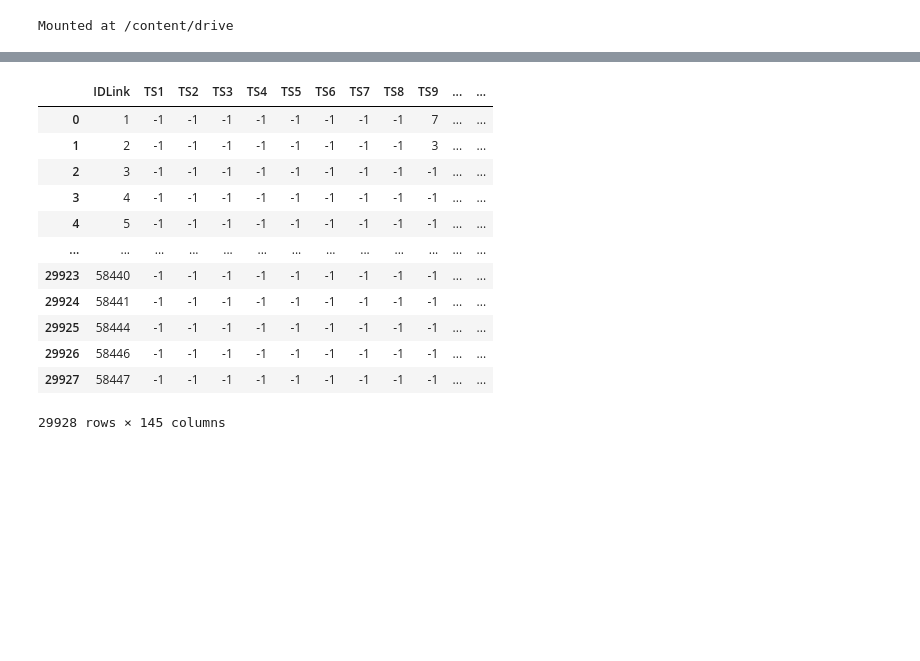
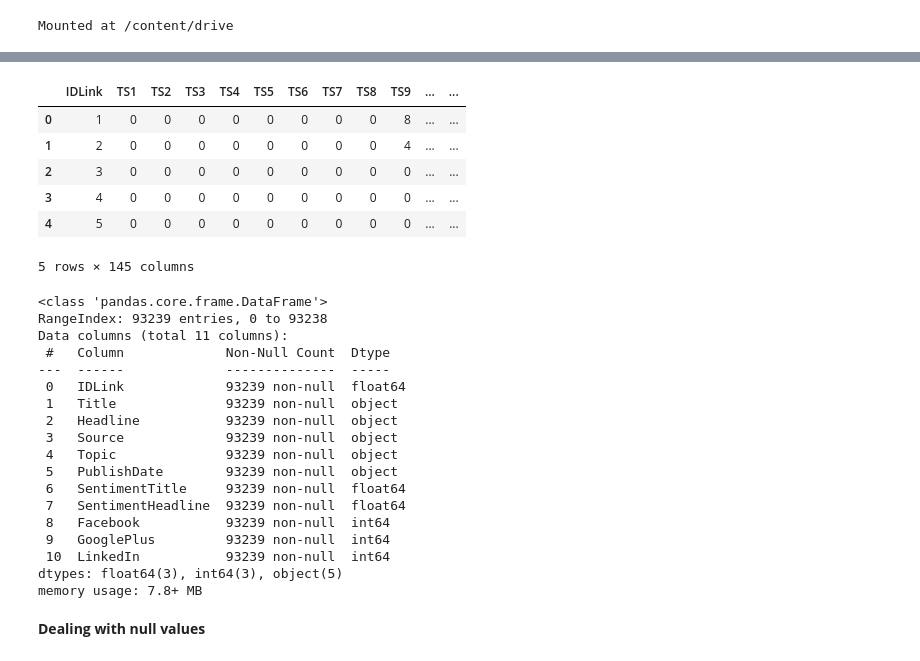
Before and after one commit to omkar123katare/Capstone_2_news_popularity_prediction, a Jupyter notebook: News_Popularity_Prediction_in_Social_Media_Capstone_Project.ipynb, the cells around one changed output, grey strips where cells are left out. Cells and saved outputs as stored; diff of their text form; code cells hidden in the pictures; blank space fills up the shorter version.

```diff
--- a/News_Popularity_Prediction_in_Social_Media_Capstone_Project.ipynb
+++ b/News_Popularity_Prediction_in_Social_Media_Capstone_Project.ipynb
@@ -52,0 +354,4 @@ for source in sources:
+# %%
+for elem in list(master_df.columns):
+  if elem not in list(master_df.describe().columns):
+    print(f"{elem} is a text data. Having {master_df[elem].nunique()} unique values in it.")
@@ -52,0 +364,4 @@ for source in sources:
+# %%
+for elem in list(master_df.columns):
+  if elem not in list(master_df.describe().columns):
+    master_df[elem]=master_df[elem].apply(lambda x:str(x).lower())
@@ -52,0 +387,10 @@ for source in sources:
+# %%
+# Increasing Popularity level by 1 to deal with the level -1
+for col in sources:
+    master_df[col] = master_df[col].apply(lambda x:x+1)
+
+for idf in df:
+    for col in df[idf]:
+        if col == 'IDLink':
+            continue
+        df[idf][col] += 1
@@ -53,16 +406,33 @@ for source in sources:
 # %%
-df['Facebook_Economy']
+df['Facebook_Economy'].head()
 # %% [output]
 |  | IDLink | TS1 | TS2 | TS3 | TS4 | TS5 | TS6 | TS7 | TS8 | TS9 | ... | ... |
-| 0 | 1 | -1 | -1 | -1 | -1 | -1 | -1 | -1 | -1 | 7 | ... | ... |
-| 1 | 2 | -1 | -1 | -1 | -1 | -1 | -1 | -1 | -1 | 3 | ... | ... |
-| 2 | 3 | -1 | -1 | -1 | -1 | -1 | -1 | -1 | -1 | -1 | ... | ... |
-| 3 | 4 | -1 | -1 | -1 | -1 | -1 | -1 | -1 | -1 | -1 | ... | ... |
-| 4 | 5 | -1 | -1 | -1 | -1 | -1 | -1 | -1 | -1 | -1 | ... | ... |
-| ... | ... | ... | ... | ... | ... | ... | ... | ... | ... | ... | ... | ... |
-| 29923 | 58440 | -1 | -1 | -1 | -1 | -1 | -1 | -1 | -1 | -1 | ... | ... |
-| 29924 | 58441 | -1 | -1 | -1 | -1 | -1 | -1 | -1 | -1 | -1 | ... | ... |
-| 29925 | 58444 | -1 | -1 | -1 | -1 | -1 | -1 | -1 | -1 | -1 | ... | ... |
-| 29926 | 58446 | -1 | -1 | -1 | -1 | -1 | -1 | -1 | -1 | -1 | ... | ... |
-| 29927 | 58447 | -1 | -1 | -1 | -1 | -1 | -1 | -1 | -1 | -1 | ... | ... |
+| 0 | 1 | 0 | 0 | 0 | 0 | 0 | 0 | 0 | 0 | 8 | ... | ... |
+| 1 | 2 | 0 | 0 | 0 | 0 | 0 | 0 | 0 | 0 | 4 | ... | ... |
+| 2 | 3 | 0 | 0 | 0 | 0 | 0 | 0 | 0 | 0 | 0 | ... | ... |
+| 3 | 4 | 0 | 0 | 0 | 0 | 0 | 0 | 0 | 0 | 0 | ... | ... |
+| 4 | 5 | 0 | 0 | 0 | 0 | 0 | 0 | 0 | 0 | 0 | ... | ... |
-29928 rows × 145 columns
+5 rows × 145 columns
+# %%
+master_df.info()
+# %% [output]
+<class 'pandas.core.frame.DataFrame'>
+RangeIndex: 93239 entries, 0 to 93238
+Data columns (total 11 columns):
+ #   Column             Non-Null Count  Dtype
+---  ------             --------------  -----
+ 0   IDLink             93239 non-null  float64
+ 1   Title              93239 non-null  object
+ 2   Headline           93239 non-null  object
+ 3   Source             93239 non-null  object
+ 4   Topic              93239 non-null  object
+ 5   PublishDate        93239 non-null  object
+ 6   SentimentTitle     93239 non-null  float64
+ 7   SentimentHeadline  93239 non-null  float64
+ 8   Facebook           93239 non-null  int64
+ 9   GooglePlus         93239 non-null  int64
+ 10  LinkedIn           93239 non-null  int64
+dtypes: float64(3), int64(3), object(5)
+memory usage: 7.8+ MB
+# %% [markdown]
+**Dealing with null values**
```
Also changed, not shown: parts of 74 cells of this notebook.
